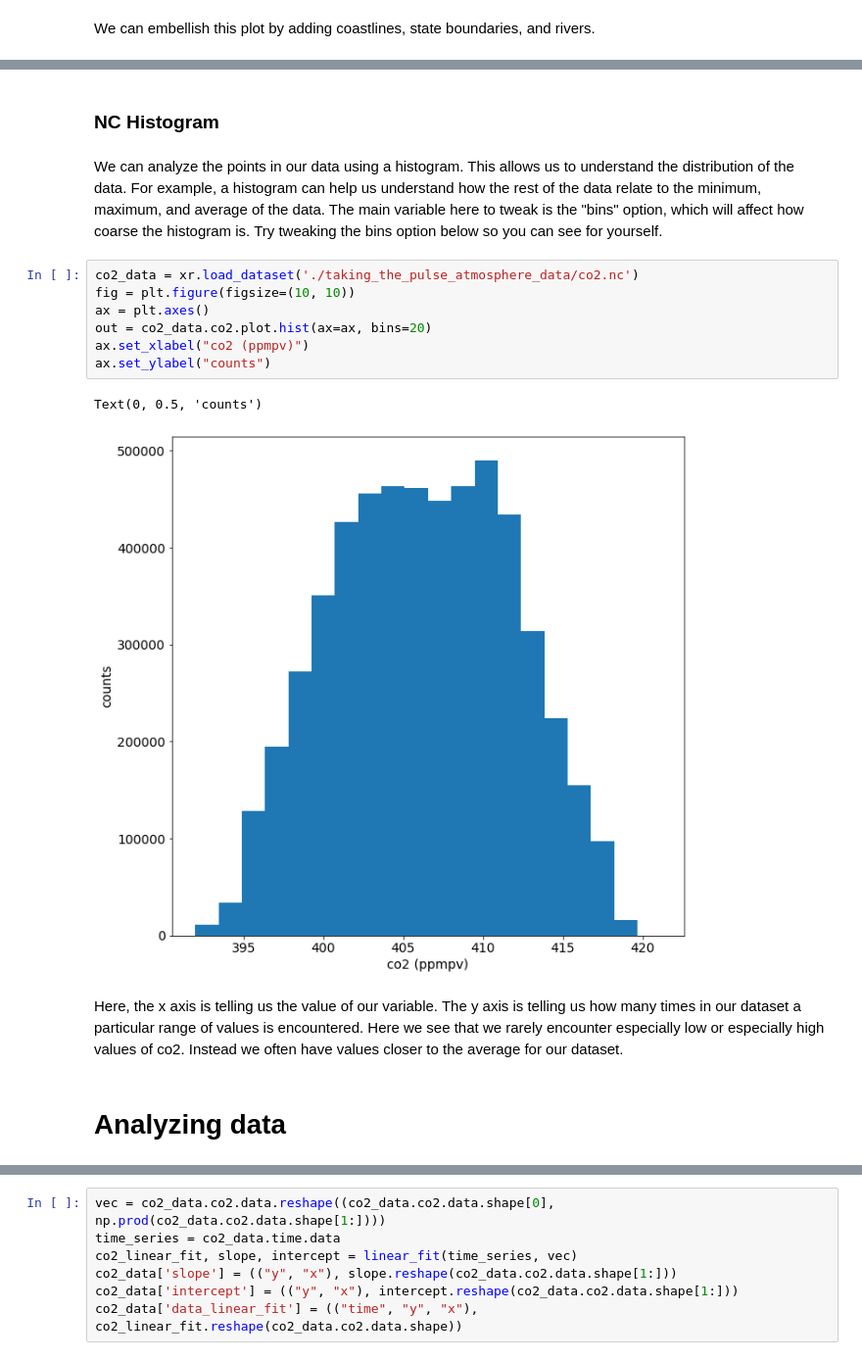
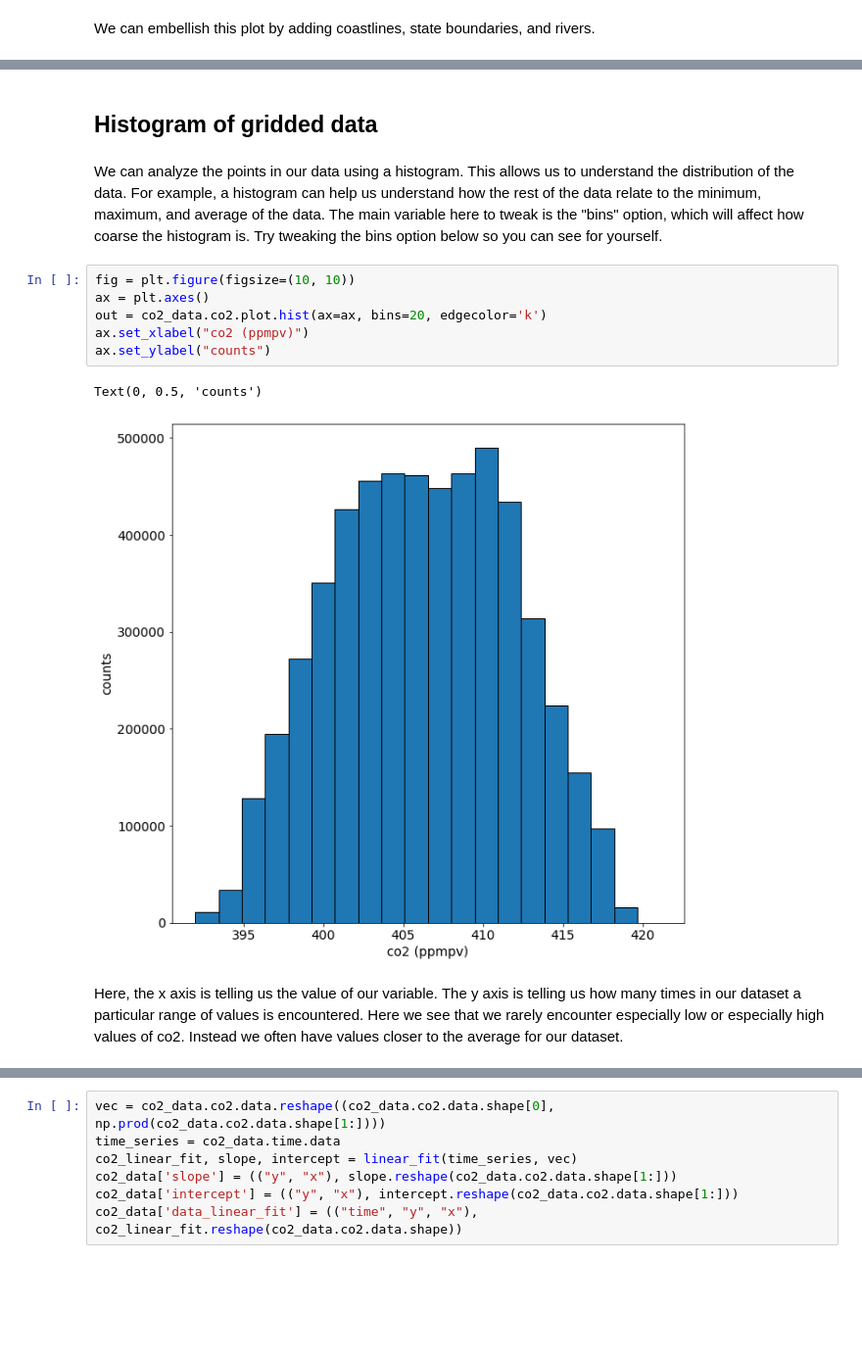
Before and after one commit to bchivers-stanford/taking_the_pulse_of_the_planet, a Jupyter notebook: notebooks/pulse_toolbox.ipynb, the cells around one changed output, grey strips where cells are left out. Shown: that part at 98% size. Saved outputs shown, nothing was run; the diff lists cells and outputs as text; blank space fills up the shorter version.

Commit message:
Revised order of information -> all table data commands together, all gridded data commands together

```diff
--- a/notebooks/pulse_toolbox.ipynb
+++ b/notebooks/pulse_toolbox.ipynb
@@ -302,19 +322,16 @@ Text(0, 0.5, 'SWE (m)')
 # %% [markdown]
-### NC Histogram
+## Histogram of gridded data
 # %% [markdown]
 We can analyze the points in our data using a histogram. This allows us to understand the distribution of the data. For example, a histogram can help us understand how the rest of the data relate to the minimum, maximum, and average of the data. The main variable here to tweak is the "bins" option, which will affect how coarse the histogram is. Try tweaking the bins option below so you can see for yourself.
 # %%
-co2_data = xr.load_dataset('./taking_the_pulse_atmosphere_data/co2.nc')
 fig = plt.figure(figsize=(10, 10))
 ax = plt.axes()
-out = co2_data.co2.plot.hist(ax=ax, bins=20)
+out = co2_data.co2.plot.hist(ax=ax, bins=20, edgecolor='k')
 ax.set_xlabel("co2 (ppmpv)")
 ax.set_ylabel("counts")
 # %% [output]
 Text(0, 0.5, 'counts')
-[figure, old version]
+[figure, new version]
 # %% [markdown]
 Here, the x axis is telling us the value of our variable. The y axis is telling us how many times in our dataset a particular range of values is encountered. Here we see that we rarely encounter especially low or especially high values of co2. Instead we often have values closer to the average for our dataset.
-# %% [markdown]
-# Analyzing data
 # %% [markdown]
```
Also changed, not shown: parts of 65 cells of this notebook.
